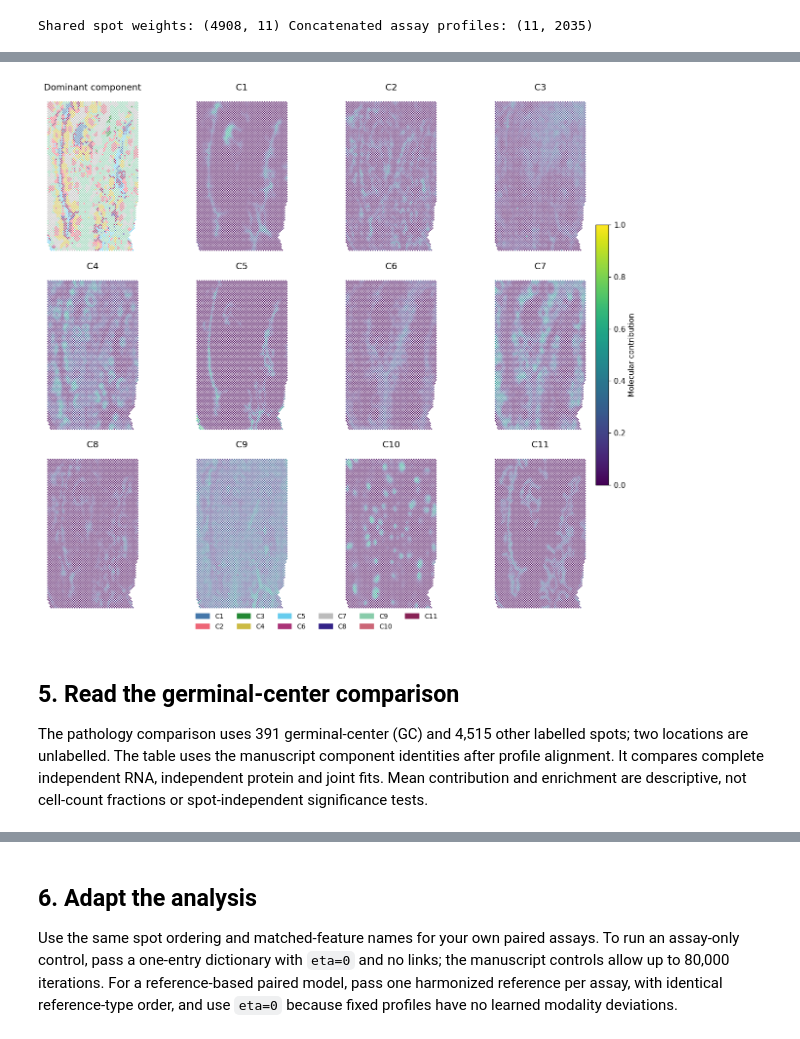
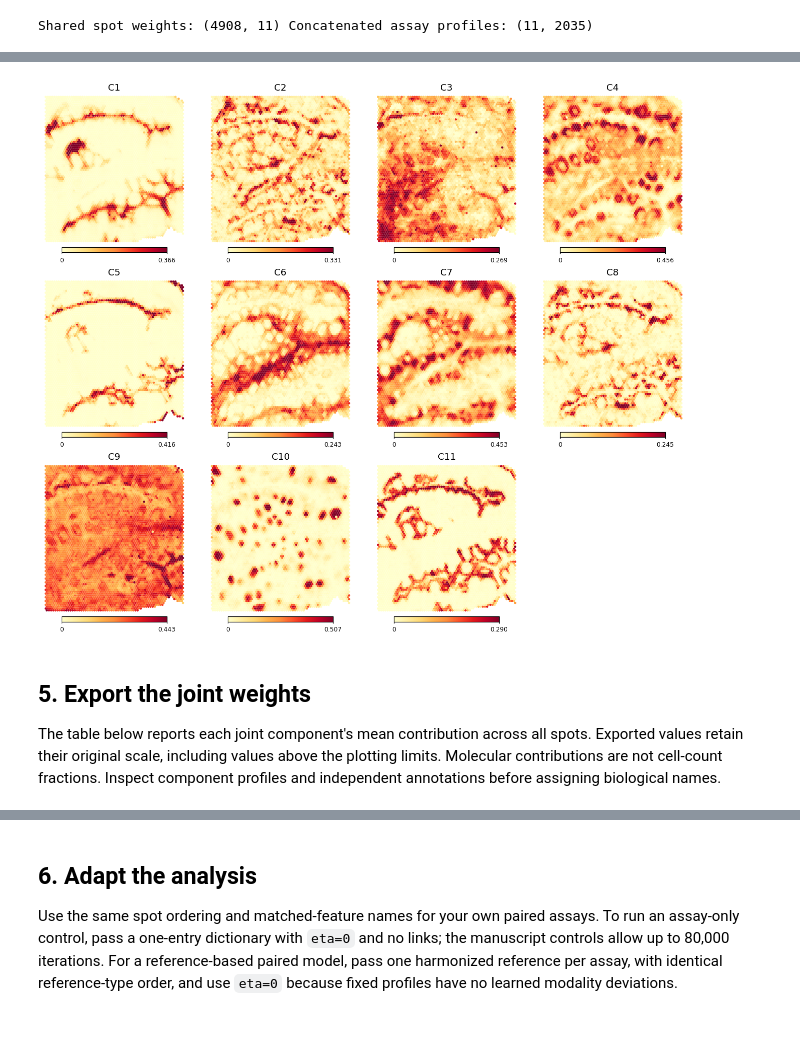
Before and after one commit to dsong-lab/spDecon, a Jupyter notebook: tutorials/06_joint_multiomics.ipynb, the cells around one changed output, grey strips where cells are left out. Saved outputs shown, nothing was run; the diff lists cells and outputs as text; code cells hidden in the pictures.

```diff
--- a/tutorials/06_joint_multiomics.ipynb
+++ b/tutorials/06_joint_multiomics.ipynb
@@ -79,15 +85,41 @@ All maps use the same 0–1 weight scale. The first panel summarizes the dominan
 # %%
-fig,axes=plt.subplots(3,4,figsize=(12,10),layout="constrained")
-spatial(axes[0,0],data["coordinates"],p.argmax(axis=1),"Dominant component",categorical=True,size=3)
-for k,ax in enumerate(axes.ravel()[1:]):
-    art=spatial(ax,data["coordinates"],p[:,k],f"C{k+1}",size=3)
-fig.colorbar(art,ax=axes.ravel().tolist(),label="Molecular contribution",shrink=.5,pad=.01)
-legend(fig,[f"C{k+1}" for k in range(11)],columns=6,y=-.035)
-save_figure(fig,"tonsil_joint_structure")
+from matplotlib.collections import PolyCollection
+from matplotlib.colors import Normalize
+
+array_row, array_col = data["coordinates"].T
+plot_xy = np.column_stack((array_col / 2, array_row * np.sqrt(3) / 2))
+angles = np.deg2rad(np.arange(30, 390, 60))
+offsets = np.column_stack((np.cos(angles), np.sin(angles))) / np.sqrt(3)
+vertices = plot_xy[:, None, :] + offsets
+limits = np.quantile(p, .99, axis=0)
+save_table(pd.DataFrame({"component": [f"C{k+1}" for k in range(p.shape[1])],
+                         "display_min": 0., "display_max_q99": limits,
+                         "full_weight_max": p.max(axis=0),
+                         "n_above_display_max": (p > limits).sum(axis=0),
+                         "n_spots": len(p)}), "tonsil_joint_display_scales")
+
+fig, axes = plt.subplots(3, 4, figsize=(12, 10), layout="constrained")
+for k, ax in enumerate(axes.ravel()):
+    if k == p.shape[1]:
+        ax.axis("off")
+        continue
+    art = PolyCollection(vertices, array=p[:, k], cmap="YlOrRd",
+                         norm=Normalize(0, limits[k]), edgecolors="none",
+                         linewidths=0, rasterized=True)
+    ax.add_collection(art)
+    ax.set(xlim=(plot_xy[:, 0].min()-1, plot_xy[:, 0].max()+1),
+           ylim=(plot_xy[:, 1].max()+1, plot_xy[:, 1].min()-1),
+           aspect="equal", title=f"C{k+1}")
+    ax.axis("off")
+    bar = fig.colorbar(art, ax=ax, orientation="horizontal", shrink=.65,
+                       pad=.025, fraction=.045, ticks=[0, limits[k]])
+    bar.ax.set_xticklabels(["0", f"{limits[k]:.3f}"])
+    bar.ax.tick_params(labelsize=8, length=2)
+save_figure(fig, "tonsil_joint_structure")
 # %% [output]
-[figure, old version]
+[figure, new version]
 # %% [markdown]
-## 5. Read the germinal-center comparison
+## 5. Export the joint weights
 
-The pathology comparison uses 391 germinal-center (GC) and 4,515 other labelled spots; two locations are unlabelled. The table uses the manuscript component identities after profile alignment. It compares complete independent RNA, independent protein and joint fits. Mean contribution and enrichment are descriptive, not cell-count fractions or spot-independent significance tests.
+The table below reports each joint component's mean contribution across all spots. Exported values retain their original scale, including values above the plotting limits. Molecular contributions are not cell-count fractions. Inspect component profiles and independent annotations before assigning biological names.
 # %%
```
Also changed, not shown: parts of 4 cells of this notebook, 19 other files.
